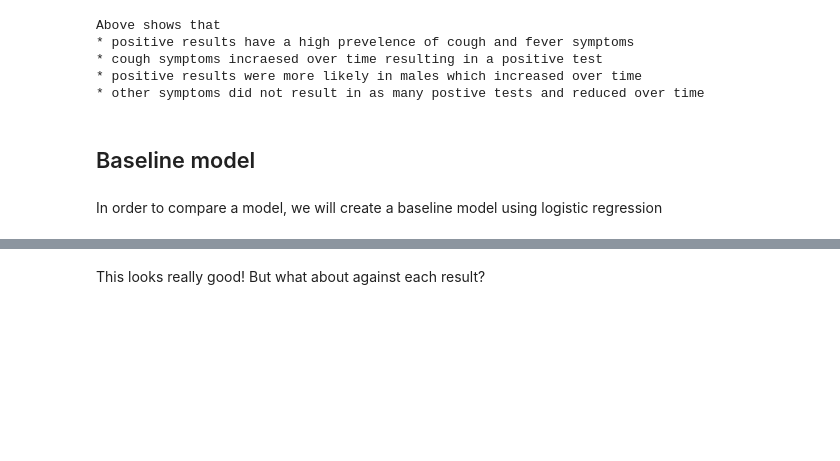
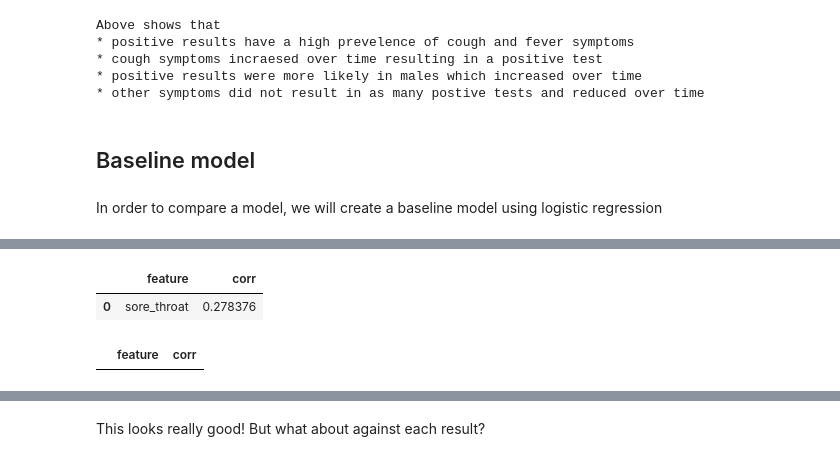
Before and after one commit to yauemily/L7_Hackathon, a Jupyter notebook: c19_pred_model.ipynb, the cells around one changed output, grey strips where cells are left out. Drawn from its saved outputs; the diff is of its cells as text; code cells hidden in the pictures; blank space fills up the shorter version.

```diff
--- a/c19_pred_model.ipynb
+++ b/c19_pred_model.ipynb
@@ -265,0 +287,10 @@ y = one_hot_encoded_data['corona_result']
+# %%
+pd.DataFrame({'feature':[c], 'corr':[corr]})
+# %% [output]
+|  | feature | corr |
+| 0 | sore_throat | 0.278376 |
+# %%
+corr_result = pd.DataFrame(columns = ['feature','corr'])
+corr_result
+# %% [output]
+|  | feature | corr |
```
Also changed, not shown: parts of 13 cells of this notebook.
